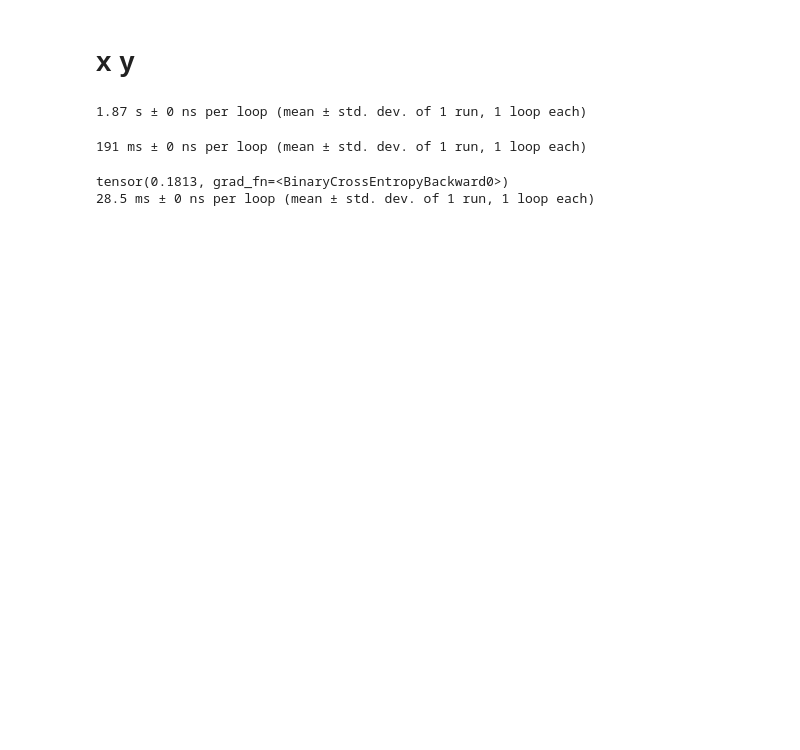
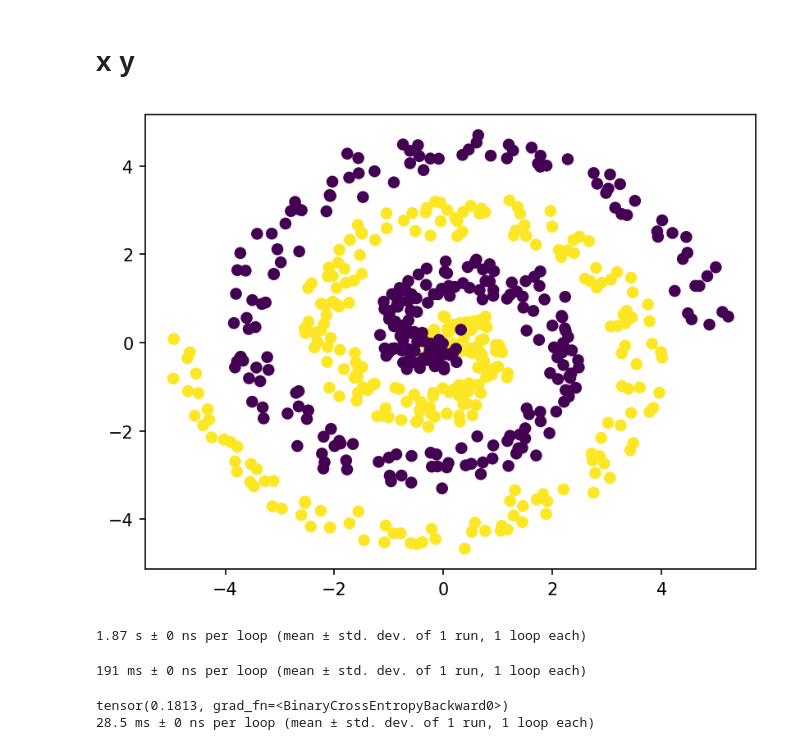
Before and after one commit to Alex1um/tmml, a Jupyter notebook: 4.ipynb, the cells around one changed output. Drawn from its saved outputs; the diff is of its cells as text; code cells hidden in the pictures; blank space fills up the shorter version.

```diff
--- a/4.ipynb
+++ b/4.ipynb
@@ -45,33 +48,40 @@ def generate_spiral(N: int, noise: int):
 
 def generate_circle(N: int, noise: int):
     radius = 5
 
     def dist(x, y, center_x, center_y):
         return np.sqrt((x - center_x) ** 2 + (y - center_y) ** 2)
     dist = np.vectorize(dist)
 
     def get_circle_label(x, y, center_x, center_y):
         return 1 if dist(x, y, center_x, center_y) <= radius / 2 else -1
     get_circle_label = np.vectorize(get_circle_label)
 
     r = np.concatenate((np.random.uniform(0, radius / 2, N), (np.random.uniform(radius * .7, radius, N))))
     angle = np.random.uniform(0, 2 * np.pi, N * 2)
     x = r * np.sin(angle)
     noise_x = np.random.uniform(-radius, radius, N * 2) * noise
     y = r * np.cos(angle)
     noise_y = np.random.uniform(-radius, radius, N * 2) * noise
     labels = get_circle_label(x + noise_x, y + noise_y, 0, 0)
 
     return x, y, labels
 
 def generate_two_gauss(N: int, noise: int):
     variance_scale = np.vectorize(lambda x: .5 + 3.5 * (x / .5))
     variance = variance_scale(noise)
 
     x = np.concatenate((np.random.normal(2, variance, N), np.random.normal(-2, variance, N)))
     y = np.concatenate((np.random.normal(2, variance, N), np.random.normal(-2, variance, N)))
     labels = np.concatenate((np.full(N, 1), np.full(N, -1)))
     return x, y, labels
+
+x, y, labels = generate_spiral(600, .42)
+ax.clear()
+ax.scatter(x, y, c=labels)
+fig
+# %% [output]
+[figure, added]
 # %%
 class Perceptron:
     def __init__(self, n: int, activation: Literal["step"] | Literal["sigmoid"] = "step") -> None:
```
Also changed, not shown: parts of 3 cells of this notebook, 2 other files.
